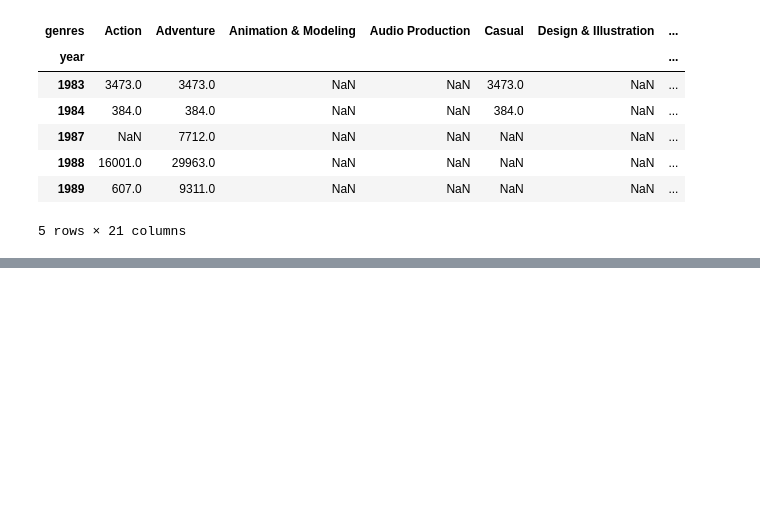
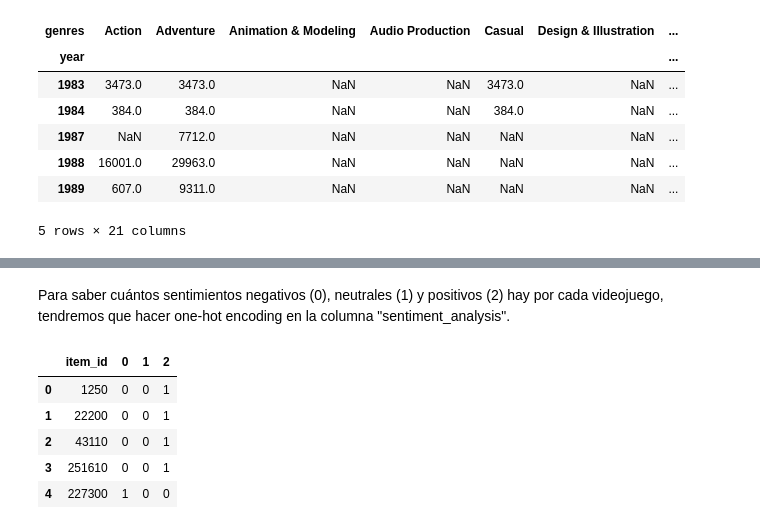
Before and after one commit to dsdrajlin/PI-MLOPs, a Jupyter notebook: API.ipynb, the cells around one changed output, grey strips where cells are left out. Saved outputs shown, nothing was run; the diff lists cells and outputs as text; code cells hidden in the pictures; blank space fills up the shorter version.

Commit message:
Se crea sentiment_analysis en la API

```diff
--- a/API.ipynb
+++ b/API.ipynb
@@ -222,0 +291,5 @@ PlayTimeGenre_df.to_csv("./Datasets_API/PlayTimeGenre.csv")
+# %%
+reviews_df = pd.read_csv("./Datasets/user_reviews_procesado.csv")
+reviews_df = reviews_df[["item_id", "sentiment_analysis"]]
+
+reviews_df.head()
@@ -222,0 +322,20 @@ PlayTimeGenre_df.to_csv("./Datasets_API/PlayTimeGenre.csv")
+# %% [markdown]
+Para saber cuántos sentimientos negativos (0), neutrales (1) y positivos (2) hay por cada videojuego, tendremos que hacer one-hot encoding en la columna "sentiment_analysis".
+# %%
+# Crear variables dummies para "sentiment_analysis".
+sentiment_dummies = pd.get_dummies(reviews_df.sentiment_analysis).astype(int)
+
+# Concatenar reviews_df con sentiment_dummies.
+reviews_df = pd.concat([reviews_df, sentiment_dummies], axis = 1)
+
+# Eliminar la columna "sentiment_analysis".
+reviews_df.drop("sentiment_analysis", axis=1, inplace=True)
+
+reviews_df.head()
+# %% [output]
+|  | item_id | 0 | 1 | 2 |
+| 0 | 1250 | 0 | 0 | 1 |
+| 1 | 22200 | 0 | 0 | 1 |
+| 2 | 43110 | 0 | 0 | 1 |
+| 3 | 251610 | 0 | 0 | 1 |
+| 4 | 227300 | 1 | 0 | 0 |
```
Also changed, not shown: parts of 30 cells of this notebook, 3 other files.
